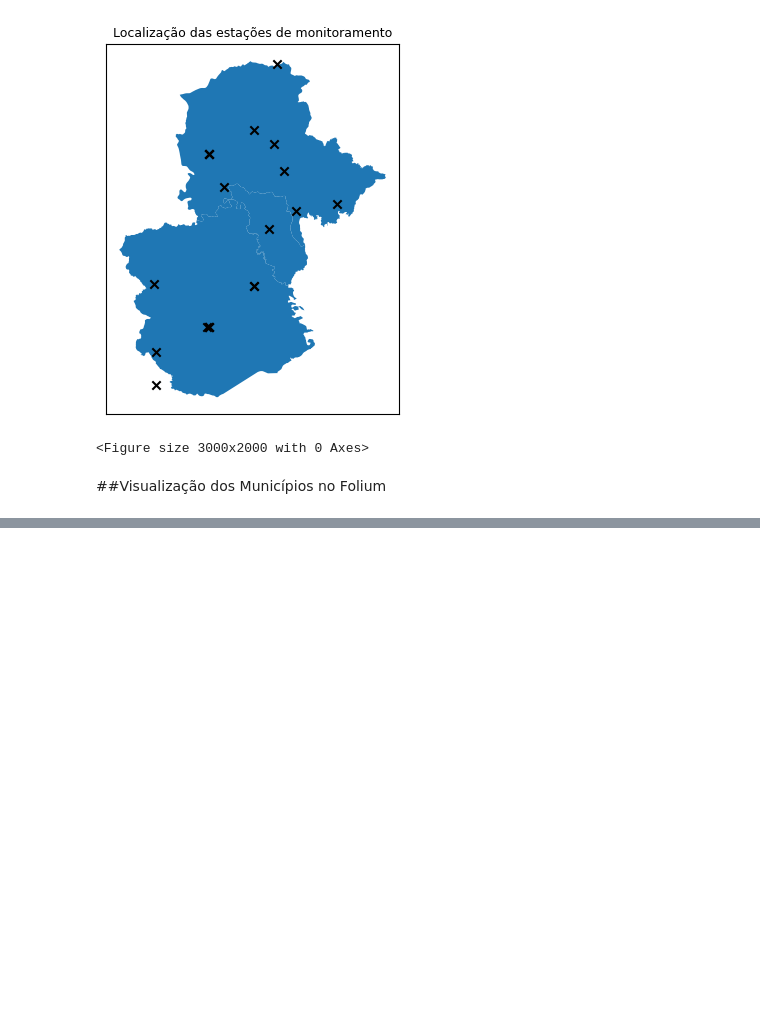
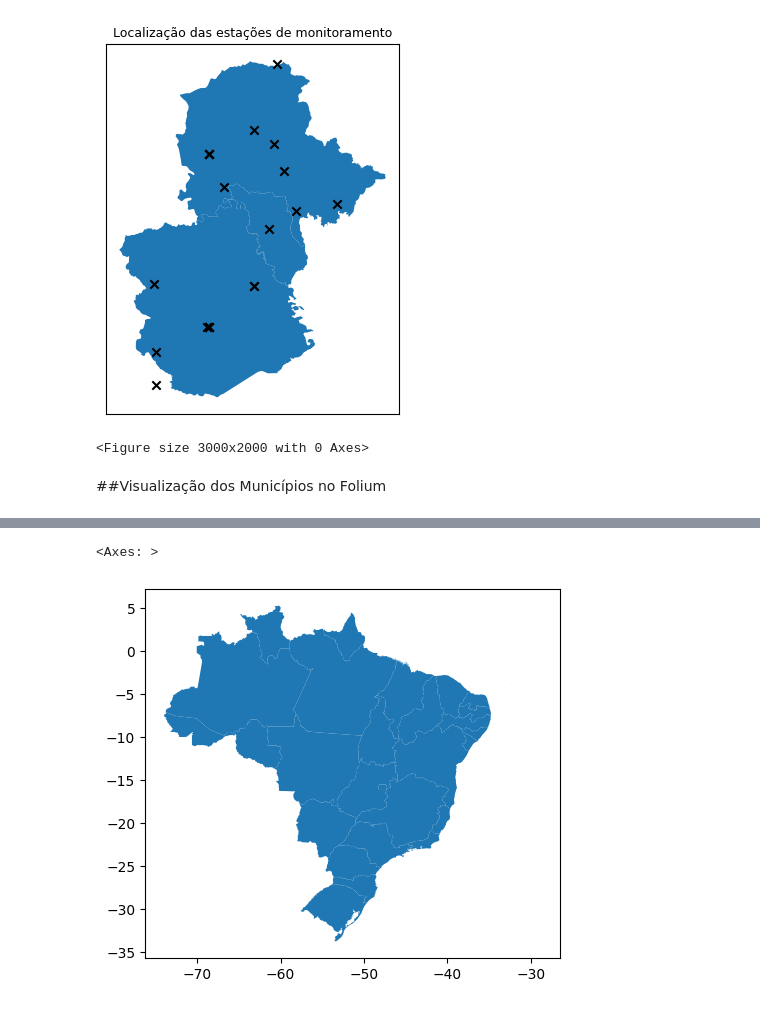
Before and after one commit to Leonardopedroti/ANA_shapefile, a Jupyter notebook: ANA_Shapefile.ipynb, the cells around one changed output, grey strips where cells are left out. Cells and saved outputs as stored; diff of their text form; code cells hidden in the pictures; blank space fills up the shorter version.

```diff
--- a/ANA_Shapefile.ipynb
+++ b/ANA_Shapefile.ipynb
@@ -106,0 +127,2 @@ mapa
+# %%
+states = geobr.read_state(code_state='all', year=2015)
@@ -106,0 +149,5 @@ mapa
+# %%
+states.plot()
+# %% [output]
+<Axes: >
+[figure, added]
```
Also changed, not shown: parts of 7 cells of this notebook.
